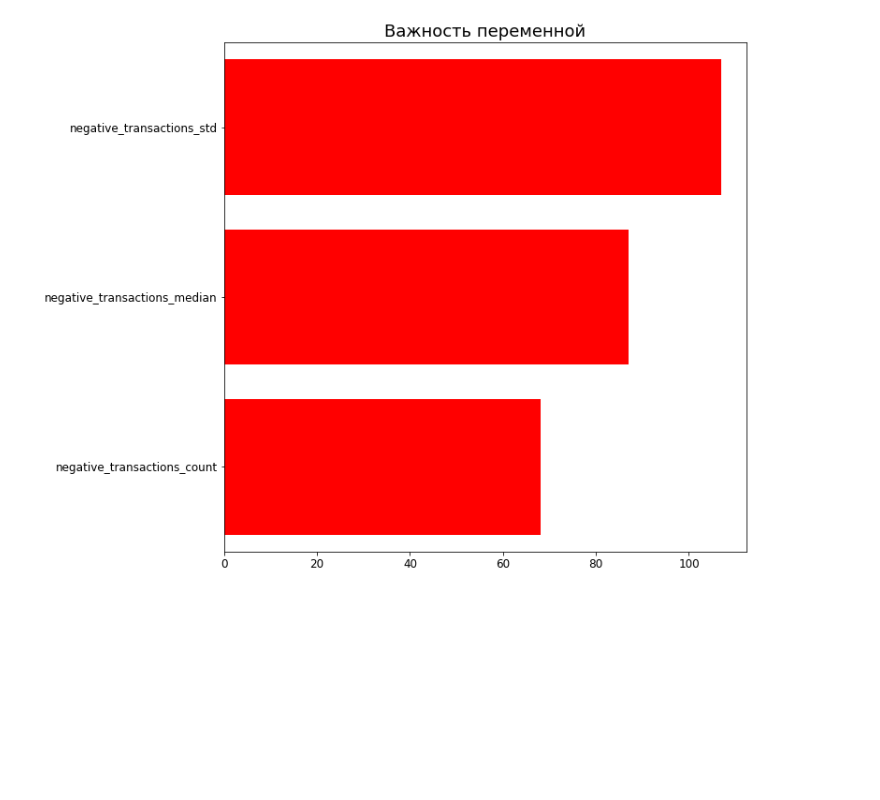
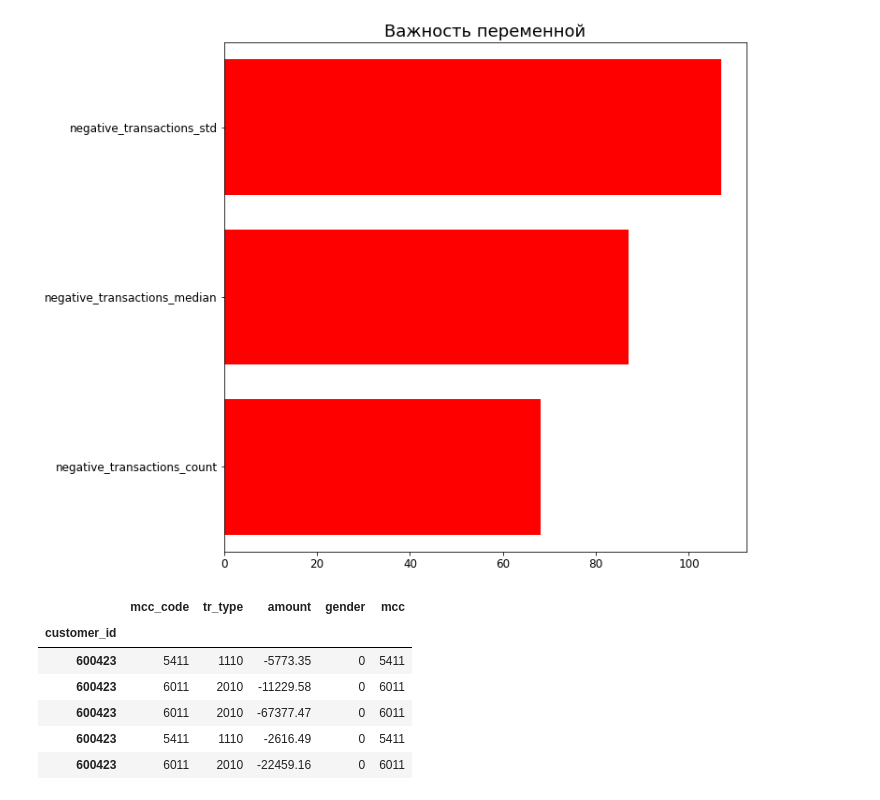
Before and after one commit to alexey9019/data, a Jupyter notebook: 1.ipynb, the cells around one changed output. Cells and saved outputs as stored; diff of their text form; code cells hidden in the pictures; blank space fills up the shorter version.

```diff
--- a/1.ipynb
+++ b/1.ipynb
@@ -149,3 +145,14 @@ draw_feature_importances(clf, 10)
 # %%
 # сохраним в файл
 submission.to_csv('/content/data/submission_advanced.csv')
+# %%
+transactions_train.drop(['tr_datetime', 'term_id'], axis = 1, inplace=True)
+transactions_train.head()
+# %% [output]
+|  | mcc_code | tr_type | amount | gender | mcc |
+| customer_id |  |  |  |  |  |
+| 600423 | 5411 | 1110 | -5773.35 | 0 | 5411 |
+| 600423 | 6011 | 2010 | -11229.58 | 0 | 6011 |
+| 600423 | 6011 | 2010 | -67377.47 | 0 | 6011 |
+| 600423 | 5411 | 1110 | -2616.49 | 0 | 5411 |
+| 600423 | 6011 | 2010 | -22459.16 | 0 | 6011 |
```
Also changed, not shown: parts of 23 cells of this notebook.
